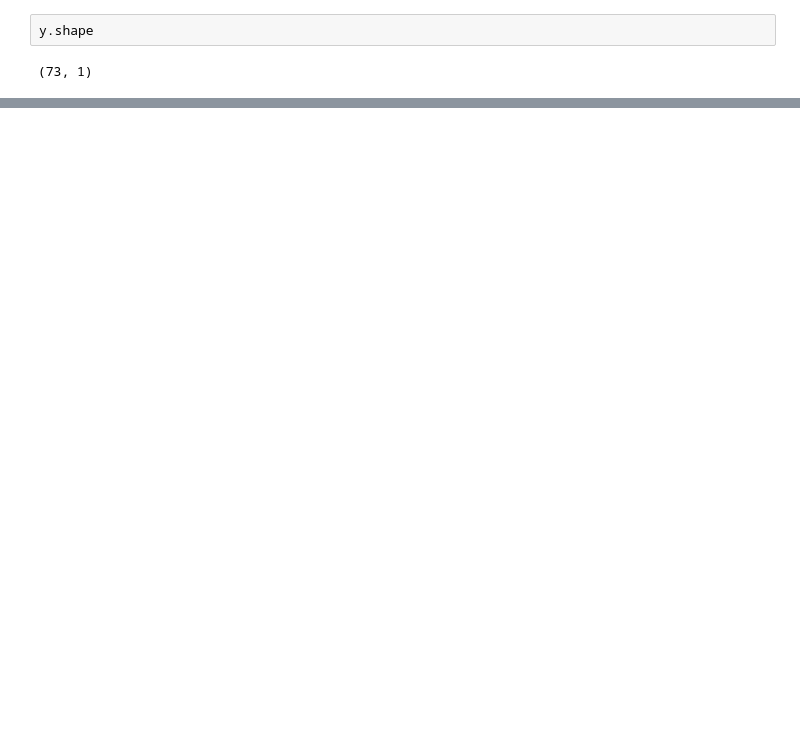
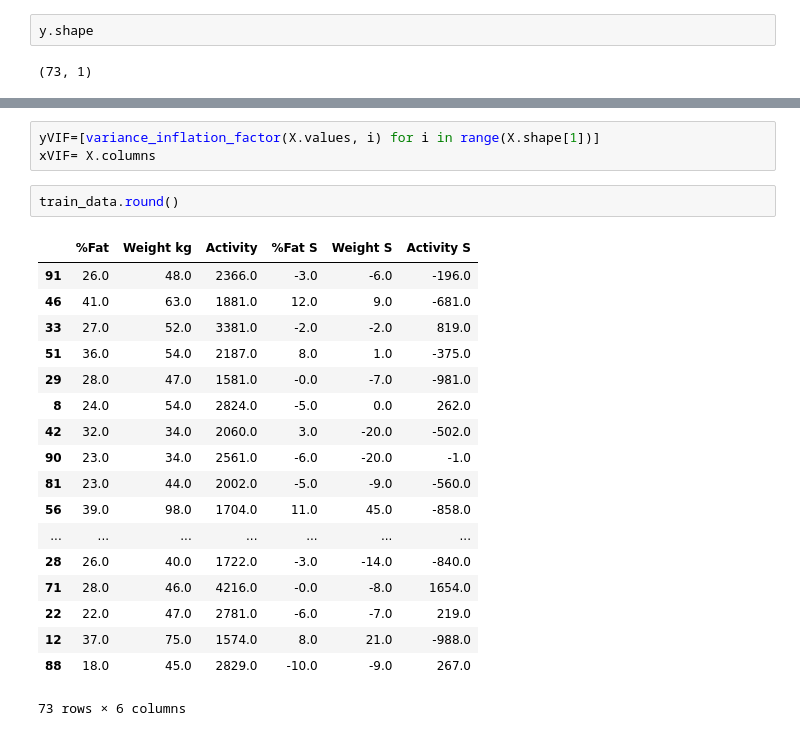
Before and after one commit to imamun93/multicollinearity_regression, a Jupyter notebook: MulticollinearityRegression.ipynb, the cells around one changed output, grey strips where cells are left out. Drawn from its saved outputs; the diff is of its cells as text; blank space fills up the shorter version.

```diff
--- a/MulticollinearityRegression.ipynb
+++ b/MulticollinearityRegression.ipynb
@@ -283,0 +280,24 @@ Residual  68.0  2.759741e-25  4.058442e-27           NaN     NaN
+# %%
+yVIF=[variance_inflation_factor(X.values, i) for i in range(X.shape[1])]
+xVIF= X.columns
+# %%
+train_data.round()
+# %% [output]
+|  | %Fat | Weight kg | Activity | %Fat S | Weight S | Activity S |
+| 91 | 26.0 | 48.0 | 2366.0 | -3.0 | -6.0 | -196.0 |
+| 46 | 41.0 | 63.0 | 1881.0 | 12.0 | 9.0 | -681.0 |
+| 33 | 27.0 | 52.0 | 3381.0 | -2.0 | -2.0 | 819.0 |
+| 51 | 36.0 | 54.0 | 2187.0 | 8.0 | 1.0 | -375.0 |
+| 29 | 28.0 | 47.0 | 1581.0 | -0.0 | -7.0 | -981.0 |
+| 8 | 24.0 | 54.0 | 2824.0 | -5.0 | 0.0 | 262.0 |
+| 42 | 32.0 | 34.0 | 2060.0 | 3.0 | -20.0 | -502.0 |
+| 90 | 23.0 | 34.0 | 2561.0 | -6.0 | -20.0 | -1.0 |
+| 81 | 23.0 | 44.0 | 2002.0 | -5.0 | -9.0 | -560.0 |
+| 56 | 39.0 | 98.0 | 1704.0 | 11.0 | 45.0 | -858.0 |
+| ... | ... | ... | ... | ... | ... | ... |
+| 28 | 26.0 | 40.0 | 1722.0 | -3.0 | -14.0 | -840.0 |
+| 71 | 28.0 | 46.0 | 4216.0 | -0.0 | -8.0 | 1654.0 |
+| 22 | 22.0 | 47.0 | 2781.0 | -6.0 | -7.0 | 219.0 |
+| 12 | 37.0 | 75.0 | 1574.0 | 8.0 | 21.0 | -988.0 |
+| 88 | 18.0 | 45.0 | 2829.0 | -10.0 | -9.0 | 267.0 |
+73 rows × 6 columns
```
Also changed, not shown: parts of 18 cells of this notebook.
